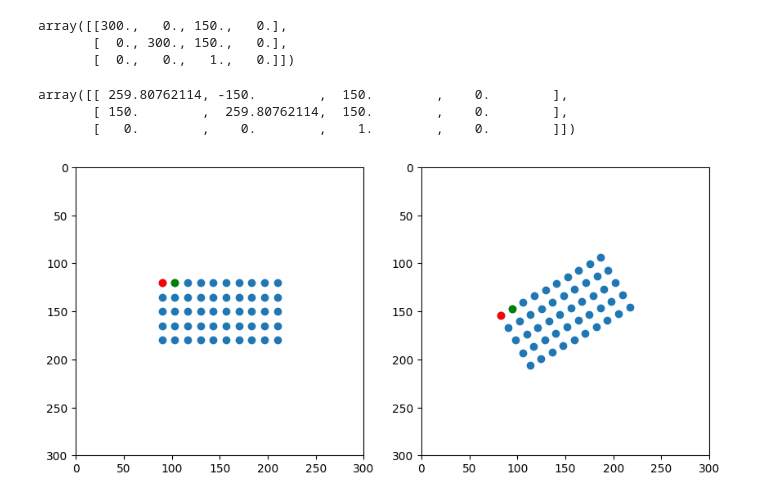
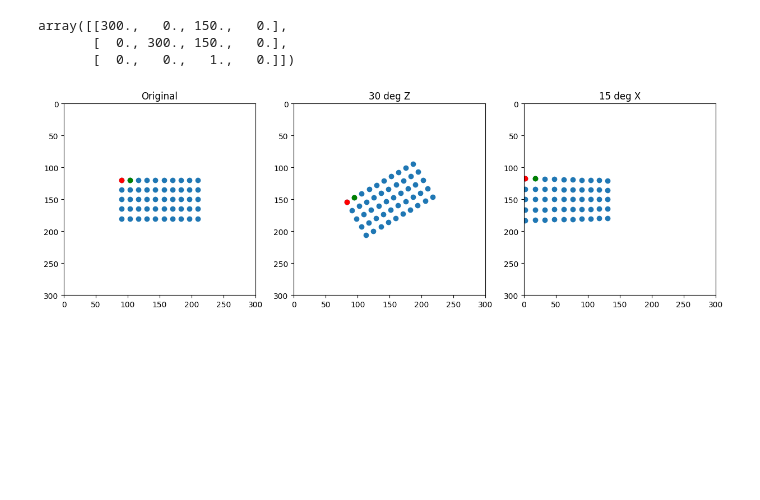
Before and after one commit to michaelzhan1/cs283-project, a Jupyter notebook: main.ipynb, the cells around one changed output. Cells and saved outputs as stored; diff of their text form; code cells hidden in the pictures; blank space fills up the shorter version.

```diff
--- a/main.ipynb
+++ b/main.ipynb
@@ -149,7 +149,7 @@ def points_to_image(points2d, h=300, w=300, r=5):
                     break
     return arr
 
-def plot_points_as_image(*points2d):
+def plot_points_as_image(*points2d, titles=None):
     """Plot points with same coordinate system as plt.imshow (inverted y axis, row-first)"""
     n = len(points2d)
     fig = plt.figure(figsize=(5 * n, 5))
@@ -162,40 +162,43 @@ def plot_points_as_image(*points2d):
         ax.set_aspect('equal')
         ax.set_xlim(0, 300)
         ax.set_ylim(300, 0)
+        if titles is not None:
+            ax.set_title(titles[i])
     plt.show()
 
-def plot_multiple_images(*images):
+def plot_multiple_images(*images, titles=None):
     """Plot multiple images in a row"""
     n = len(images)
     fig = plt.figure(figsize=(5 * n, 5))
     for i in range(n):
         ax = fig.add_subplot(1, n, i + 1)
         ax.imshow(images[i])
+        if titles is not None:
+            ax.set_title(titles[i])
     plt.show()
 # %%
 P_30z = get_rotated_camera(K, C, z=np.pi/6)
-P_30z
+P_15x = get_rotated_camera(K, C, x=np.pi/12)
-# %% [output]
-array([[ 259.80762114, -150.        ,  150.        ,    0.        ],
-       [ 150.        ,  259.80762114,  150.        ,    0.        ],
-       [   0.        ,    0.        ,    1.        ,    0.        ]])
 # %%
 # may be wrong
 # x left-right, y top-bottom, z near-far
 
 # orig starts bottom-up, left-right
 # rotation via image correctly goes 30 deg clockwise, based on z axis
 # with matplotlib, first column is x (left-right), second is y (bottom-up)
 
 # when working with creating the image, we need to flip the y axis, and make sure that the axis order is correct (ij does top-down, left-right)
 points_3dh = generate_points(5, 10)
 points_2dh_orig = points_3dh @ P.T
 points_2d_orig = points_2dh_orig[:, :2] / points_2dh_orig[:, 2].reshape(-1, 1)
 
 points_2dh_30z = points_3dh @ P_30z.T
 points_2d_30z = points_2dh_30z[:, :2] / points_2dh_30z[:, 2].reshape(-1, 1)
 
-plot_points_as_image(points_2d_orig, points_2d_30z)
+points_2dh_15x = points_3dh @ P_15x.T
+points_2d_15x = points_2dh_15x[:, :2] / points_2dh_15x[:, 2].reshape(-1, 1)
+
+plot_points_as_image(points_2d_orig, points_2d_30z, points_2d_15x, titles=['Original', '30 deg Z', '15 deg X'])
 # %% [output]
-[figure, old version]
+[figure, new version]
 # %%
```
Also changed, not shown: parts of 4 cells of this notebook.
